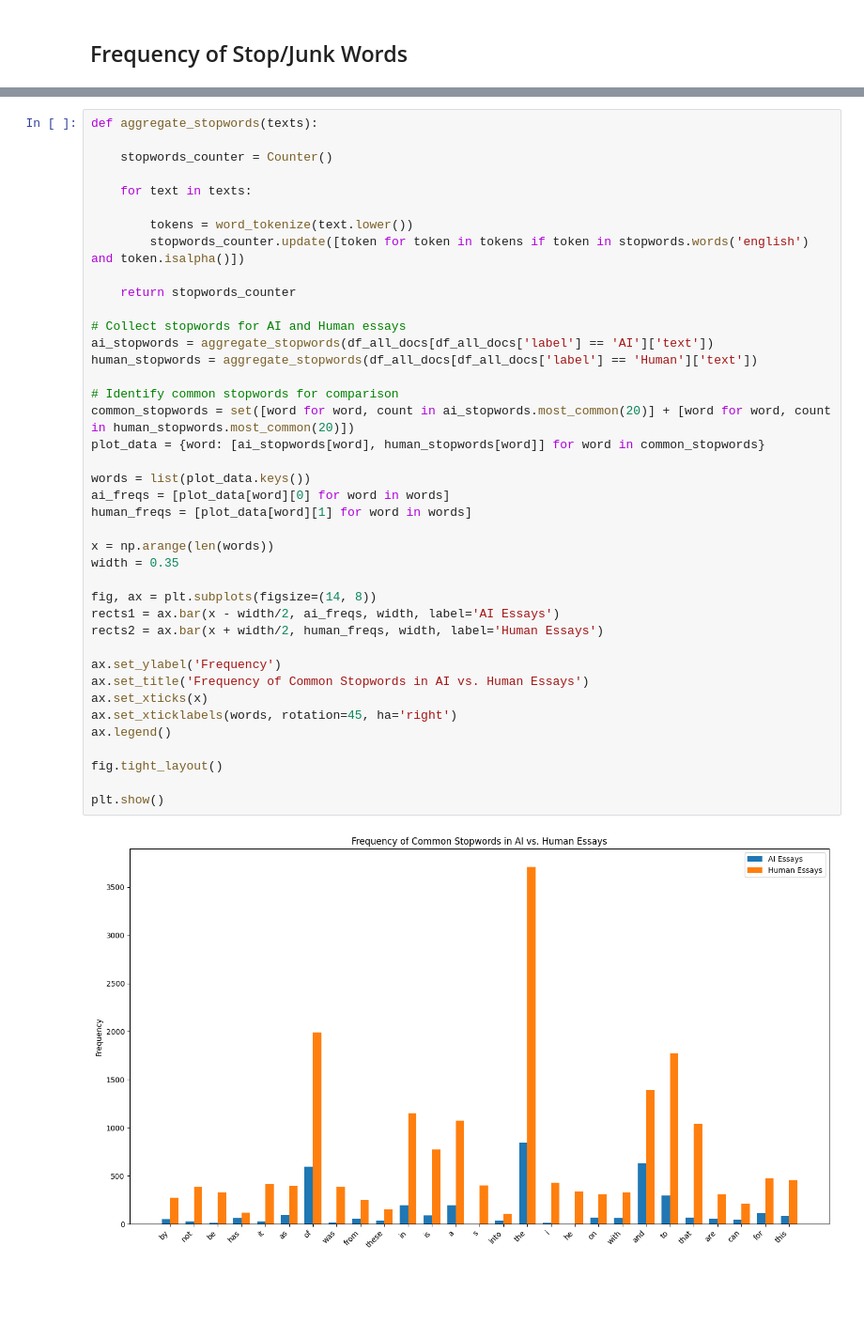
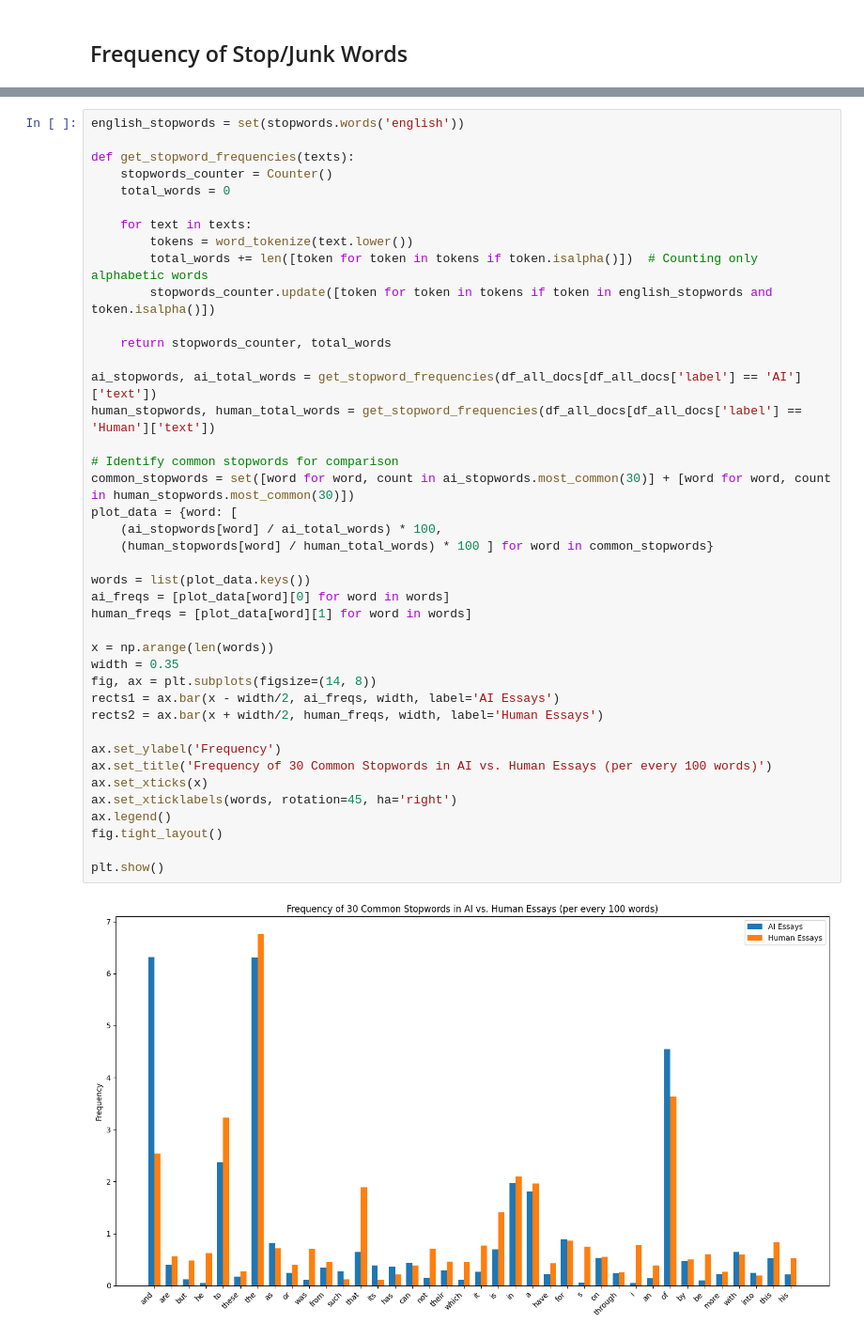
Before and after one commit to BroganDev21/Senior-Project, a Jupyter notebook: SeniorProject.ipynb, the cells around one changed output, grey strips where cells are left out. Shown at 94% size. Cells and saved outputs as stored; diff of their text form; blank space fills up the shorter version.

Commit message:
Much updated code, Multiple Analyses, Random Forest Implementation, Refactored and Cleaned Code, Normalized Frequencies of Analysis

```diff
--- a/SeniorProject.ipynb
+++ b/SeniorProject.ipynb
@@ -387,43 +377,44 @@ In human essays, for every 100 other words, there are approximately 71.19 stopwo
 # %%
-def aggregate_stopwords(texts):
+english_stopwords = set(stopwords.words('english'))
 
+def get_stopword_frequencies(texts):
     stopwords_counter = Counter()
+    total_words = 0
 
     for text in texts:
+        tokens = word_tokenize(text.lower())
+        total_words += len([token for token in tokens if token.isalpha()])  # Counting only alphabetic words
+        stopwords_counter.update([token for token in tokens if token in english_stopwords and token.isalpha()])
 
-        tokens = word_tokenize(text.lower())
-        stopwords_counter.update([token for token in tokens if token in stopwords.words('english') and token.isalpha()])
+    return stopwords_counter, total_words
 
-    return stopwords_counter
-
-# Collect stopwords for AI and Human essays
-ai_stopwords = aggregate_stopwords(df_all_docs[df_all_docs['label'] == 'AI']['text'])
-human_stopwords = aggregate_stopwords(df_all_docs[df_all_docs['label'] == 'Human']['text'])
+ai_stopwords, ai_total_words = get_stopword_frequencies(df_all_docs[df_all_docs['label'] == 'AI']['text'])
+human_stopwords, human_total_words = get_stopword_frequencies(df_all_docs[df_all_docs['label'] == 'Human']['text'])
 
 # Identify common stopwords for comparison
-common_stopwords = set([word for word, count in ai_stopwords.most_common(20)] + [word for word, count in human_stopwords.most_common(20)])
-plot_data = {word: [ai_stopwords[word], human_stopwords[word]] for word in common_stopwords}
+common_stopwords = set([word for word, count in ai_stopwords.most_common(30)] + [word for word, count in human_stopwords.most_common(30)])
+plot_data = {word: [
+    (ai_stopwords[word] / ai_total_words) * 100,
+    (human_stopwords[word] / human_total_words) * 100 ] for word in common_stopwords}
 
 words = list(plot_data.keys())
 ai_freqs = [plot_data[word][0] for word in words]
 human_freqs = [plot_data[word][1] for word in words]
 
 x = np.arange(len(words))
 width = 0.35
-
 fig, ax = plt.subplots(figsize=(14, 8))
 rects1 = ax.bar(x - width/2, ai_freqs, width, label='AI Essays')
 rects2 = ax.bar(x + width/2, human_freqs, width, label='Human Essays')
 
 ax.set_ylabel('Frequency')
-ax.set_title('Frequency of Common Stopwords in AI vs. Human Essays')
+ax.set_title('Frequency of 30 Common Stopwords in AI vs. Human Essays (per every 100 words)')
 ax.set_xticks(x)
 ax.set_xticklabels(words, rotation=45, ha='right')
 ax.legend()
-
 fig.tight_layout()
 
 plt.show()
 # %% [output]
-[figure, old version]
+[figure, new version]
 # %%
```
Also changed, not shown: parts of 43 cells of this notebook.
